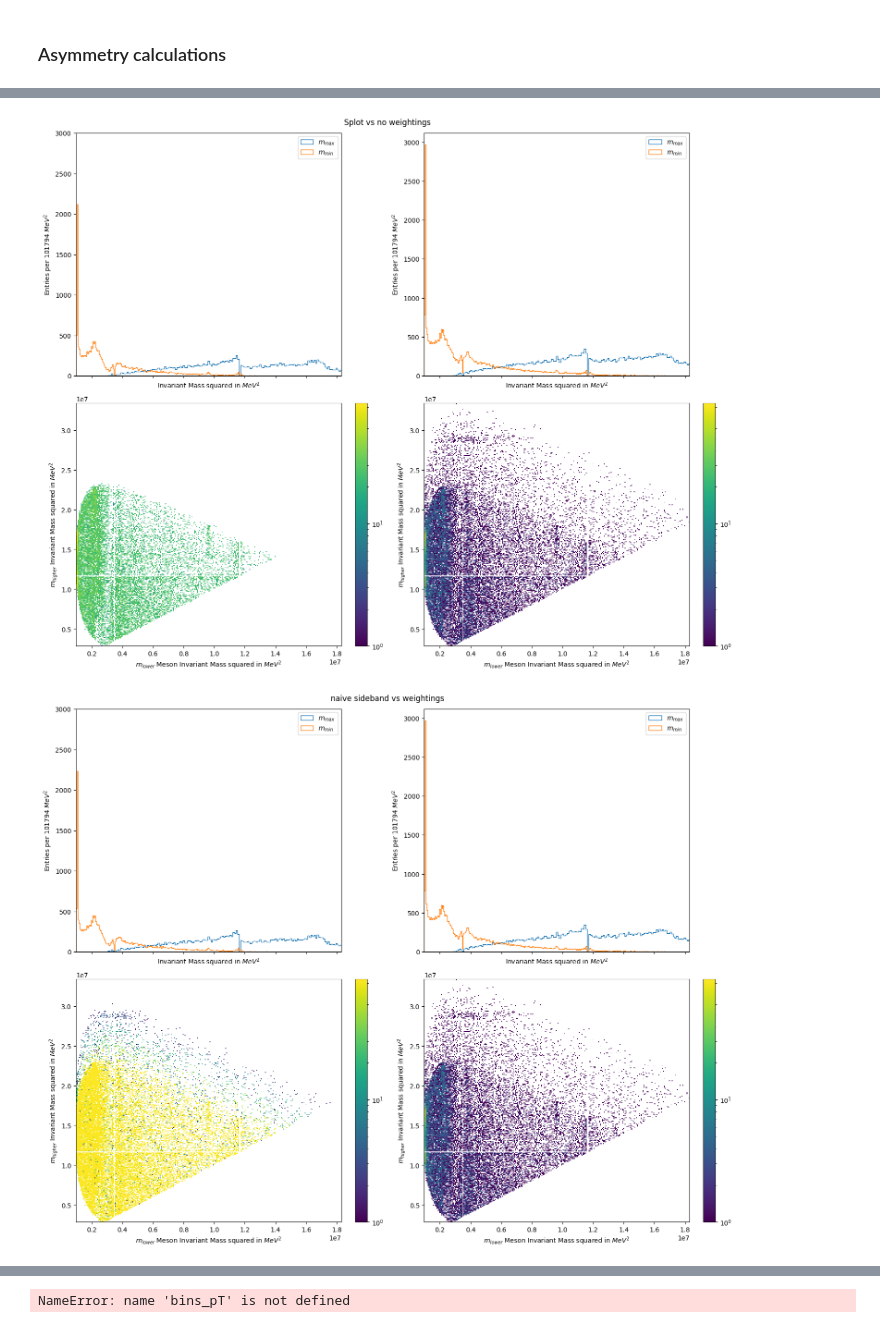
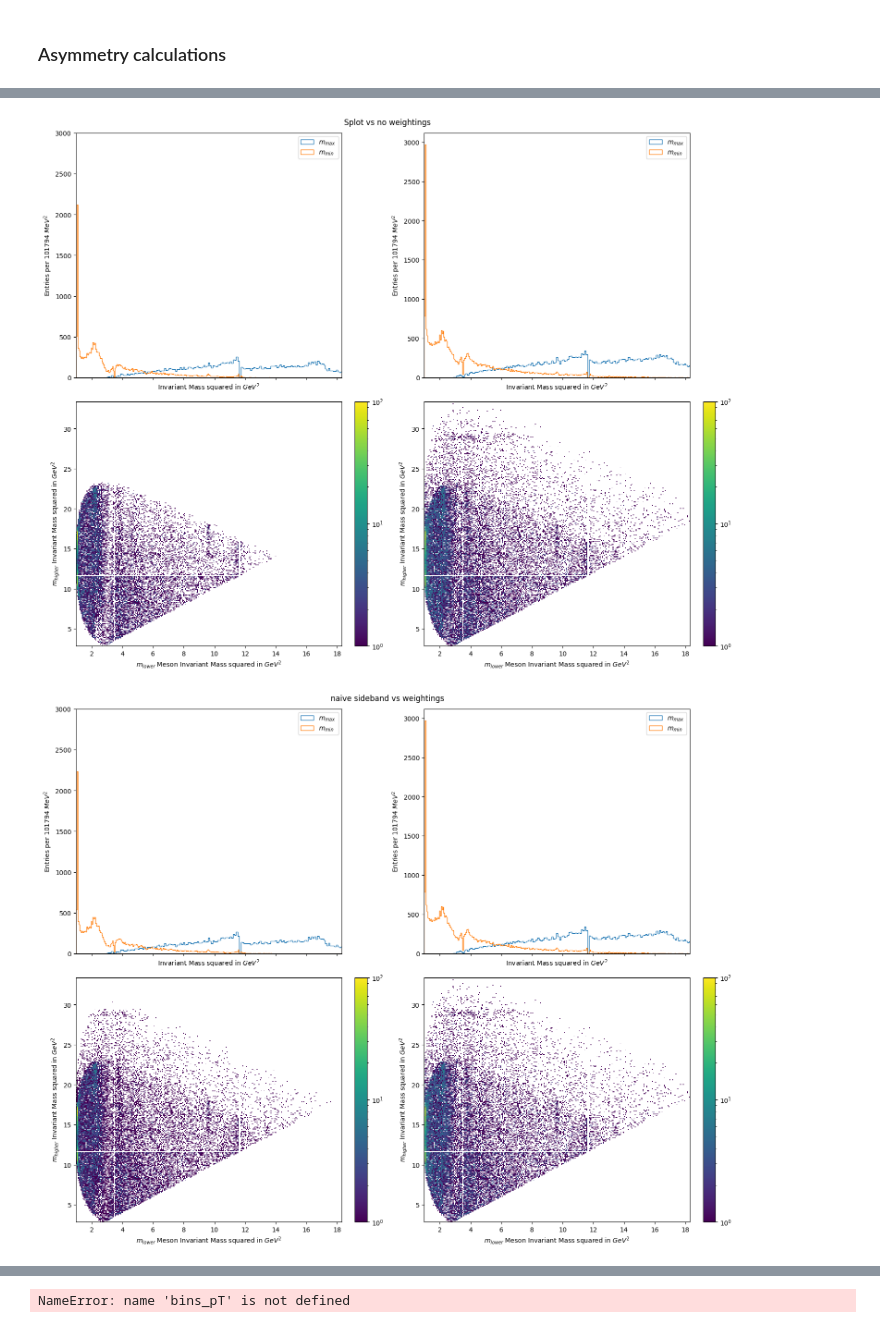
Before and after one commit to damianfrench/MatterAntimatterLab, a Jupyter notebook: Analysis_example.ipynb, the cells around one changed output, grey strips where cells are left out. Drawn from its saved outputs; the diff is of its cells as text; code cells hidden in the pictures.

```diff
--- a/Analysis_example.ipynb
+++ b/Analysis_example.ipynb
@@ -1620,10 +1596,15 @@ import scipy.stats
 corr_high = np.corrcoef(dalitz_plot_m_B, dalitz_plot_m_high)[0,1]
 corr_low = np.corrcoef(dalitz_plot_m_B, dalitz_plot_m_low)[0,1]
 
+
 spearman_corr_high=scipy.stats.spearmanr(dalitz_plot_m_B, dalitz_plot_m_high)
-spearman_corr_high=scipy.stats.spearmanr(dalitz_plot_m_B, dalitz_plot_m_low)
+spearman_corr_low=scipy.stats.spearmanr(dalitz_plot_m_B, dalitz_plot_m_low)
+
+
 
 print("Correlation coefficient:", corr_high,corr_low)
+print("Spearman correlation: ", spearman_corr_high.statistic, spearman_corr_low.statistic)
+print("Spearman p-value:     ", spearman_corr_high.pvalue, spearman_corr_low.pvalue)
 print(len(weights_neg))
 print(len(weights_pos))
 total_sig_weights=np.zeros(len(dalitz_plot_m_B))
@@ -1645,8 +1626,8 @@ def dalitz_plots(dalitz_plot_m_high,dalitz_plot_m_low,total_sig_weights,name):
     # values_m_R12,bins_m_R12,patches_m_R12 = ax[0].hist(m_high_all, bins = 200, range = [0, 6000],histtype='step',label='$m_{max}$')
     # values_m_R13,bins_m_R13,patches_m_R13 = ax[0].hist(m_low_all, bins = 200, range = [0, 6000],histtype='step',label='$m_{min}$')
 
-    values_m_high,bins_m_high,patches_m_high=ax[0][0].hist(dalitz_plot_m_high**2,bins=300,histtype='step',weights=total_sig_weights,label='$m_{max}$')
-    values_m_low,bins_m_low,patches_m_low=ax[0][0].hist(dalitz_plot_m_low**2,bins=300,histtype='step',weights=total_sig_weights,label='$m_{min}$')
+    values_m_high,bins_m_high,patches_m_high=ax[0][0].hist((dalitz_plot_m_high**2)/1000000,bins=300,histtype='step',weights=total_sig_weights,label='$m_{max}$')
+    values_m_low,bins_m_low,patches_m_low=ax[0][0].hist((dalitz_plot_m_low**2)/1000000,bins=300,histtype='step',weights=total_sig_weights,label='$m_{min}$')
     # ax[0].hist(dalitz_plot_m_B_filtered**2,bins=300,histtype='step',label='$m_B$')
 
 
@@ -1690,38 +1671,31 @@ def dalitz_plots(dalitz_plot_m_high,dalitz_plot_m_low,total_sig_weights,name):
     # ax.hlines(0.5*values_m_B[peaks],bins_m_B[int_pos_left],bins_m_B[int_pos_right],color='red')
     #ax[0].hist(pZ, bins = 200, range = [0, 100000],histtype='stepfilled',alpha=0.3,label='$p_{z}$')
 
-    bin_width=np.diff(bins_m_high)[0]
-    ax[1][0].set_xlabel('$m_{lower}$ Meson Invariant Mass squared in $MeV^2$')
+    bin_width=np.diff(bins_m_high)[0]*10**6
+    print(bin_width)
+    ax[1][0].set_xlabel('$m_{lower}$ Meson Invariant Mass squared in $GeV^2$')
     ax[0][0].set_ylabel(f'Entries per {int(bin_width)} $MeV^2$')
-    ax[0][0].set_xlabel('Invariant Mass squared in $MeV^2$')
+    ax[0][0].set_xlabel('Invariant Mass squared in $GeV^2$')
     ax[0][0].legend()
-    # ax[2].set_xlabel('Weighted Mass in MeV')
-    # ax[2].set_ylabel('Entries per 200 MeV')
-    # ax[2].legend()
-    # ax[3].set_xlabel('Weighted Mass in MeV')
-    # ax[3].set_ylabel('Entries per 200 MeV')
-    # ax[3].legend()
-    # plt.savefig('./plots/invariant_masses_particles_labelled_with_uncertainties.png')
+    h2d_weights=ax[1][0].hist2d((dalitz_plot_m_low**2)/1000000,(dalitz_plot_m_high**2)/1000000,bins=300,weights=total_sig_weights,norm=colors.LogNorm(vmin=1,vmax=100))
+    ax[1][0].set_ylabel('$m_{higher}$ Invariant Mass squared in $GeV^2$')
 
-
-    h2d=ax[1][0].hist2d(dalitz_plot_m_low**2,dalitz_plot_m_high**2,bins=300,weights=total_sig_weights,norm=colors.LogNorm())
-    ax[1][0].set_ylabel('$m_{higher}$ Invariant Mass squared in $MeV^2$')
-
-    values_m_high,bins_m_high,patches_m_high=ax[0][1].hist(dalitz_plot_m_high**2,bins=300,histtype='step',label='$m_{max}$')
-    values_m_low,bins_m_low,patches_m_low=ax[0][1].hist(dalitz_plot_m_low**2,bins=300,histtype='step',label='$m_{min}$')
-    ax[1][1].set_xlabel('$m_{lower}$ Meson Invariant Mass squared in $MeV^2$')
+    values_m_high,bins_m_high,patches_m_high=ax[0][1].hist((dalitz_plot_m_high**2)/1000000,bins=300,histtype='step',label='$m_{max}$')
+    values_m_low,bins_m_low,patches_m_low=ax[0][1].hist((dalitz_plot_m_low**2)/1000000,bins=300,histtype='step',label='$m_{min}$')
+    ax[1][1].set_xlabel('$m_{lower}$ Meson Invariant Mass squared in $GeV^2$')
     ax[0][1].set_ylabel(f'Entries per {int(bin_width)} $MeV^2$')
-    ax[0][1].set_xlabel('Invariant Mass squared in $MeV^2$')
+    ax[0][1].set_xlabel('Invariant Mass squared in $GeV^2$')
     ax[0][1].legend()
     ax[0][0].set_ylim(0,3000)
-    h2d=ax[1][1].hist2d(dalitz_plot_m_low**2,dalitz_plot_m_high**2,bins=300,norm=colors.LogNorm())
-    ax[1][1].set_ylabel('$m_{higher}$ Invariant Mass squared in $MeV^2$')
+    h2d_no_weights=ax[1][1].hist2d((dalitz_plot_m_low**2)/1000000,(dalitz_plot_m_high**2)/1000000,bins=300,norm=colors.LogNorm(vmin=1,vmax=100))
+    ax[1][1].set_ylabel('$m_{higher}$ Invariant Mass squared in $GeV^2$')
 
     fig.suptitle(name)
-    fig.colorbar(h2d[3],ax=ax[1][0])
-    fig.colorbar(h2d[3],ax=ax[1][1])
+    fig.colorbar(h2d_weights[3],ax=ax[1][0])
+    cbar=fig.colorbar(h2d_no_weights[3],ax=ax[1][1],)
+    return h2d_weights
 
-dalitz_plots(dalitz_plot_m_high,dalitz_plot_m_low,total_sig_weights,"Splot vs no weightings")
+weighted_dalitz_plot=dalitz_plots(dalitz_plot_m_high,dalitz_plot_m_low,total_sig_weights,"Splot vs no weightings")
 dalitz_plots(dalitz_plot_m_high,dalitz_plot_m_low,total_naive_weighting_signal,"naive sideband vs weightings")
 # %% [output]
 Correlation coefficient: 0.3384689408460433 0.23197670033502837
@@ -1732,2 +1727,2 @@ Plotting 1D histogram
-[figure, old version]
+[figure, new version]
-[figure, old version]
+[figure, new version]
```
Also changed, not shown: parts of 11 cells of this notebook.
